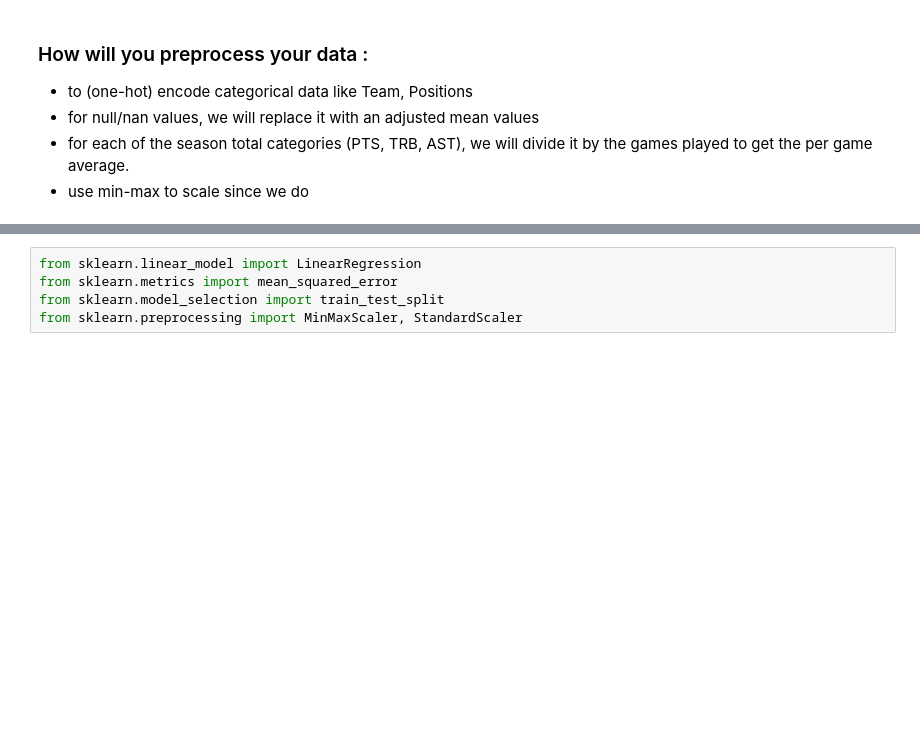
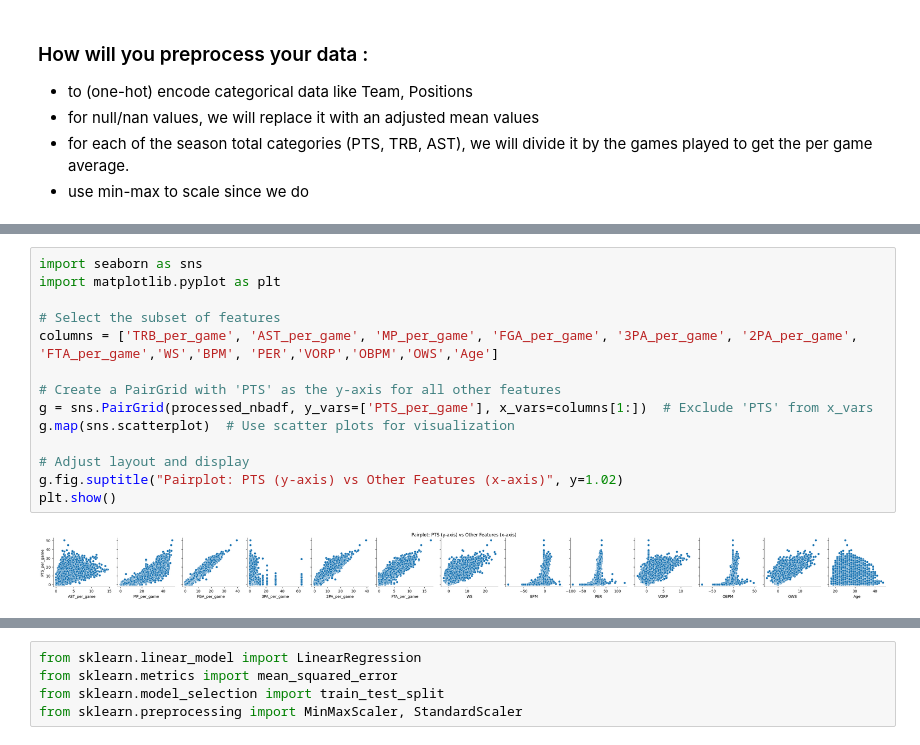
Before and after one commit to eiguzman/player-stat-predictor, a Jupyter notebook: CSE151AProject.ipynb, the cells around one changed output, grey strips where cells are left out. Cells and saved outputs as stored; diff of their text form; blank space fills up the shorter version.

```diff
--- a/CSE151AProject.ipynb
+++ b/CSE151AProject.ipynb
@@ -184,0 +213,16 @@ processed_nbadf.head()
+# %%
+import seaborn as sns
+import matplotlib.pyplot as plt
+
+# Select the subset of features
+columns = ['TRB_per_game', 'AST_per_game', 'MP_per_game', 'FGA_per_game', '3PA_per_game', '2PA_per_game', 'FTA_per_game','WS','BPM', 'PER','VORP','OBPM','OWS','Age']
+
+# Create a PairGrid with 'PTS' as the y-axis for all other features
+g = sns.PairGrid(processed_nbadf, y_vars=['PTS_per_game'], x_vars=columns[1:])  # Exclude 'PTS' from x_vars
+g.map(sns.scatterplot)  # Use scatter plots for visualization
+
+# Adjust layout and display
+g.fig.suptitle("Pairplot: PTS (y-axis) vs Other Features (x-axis)", y=1.02)
+plt.show()
+# %% [output]
+[figure, added]
```
Also changed, not shown: parts of 25 cells of this notebook.
